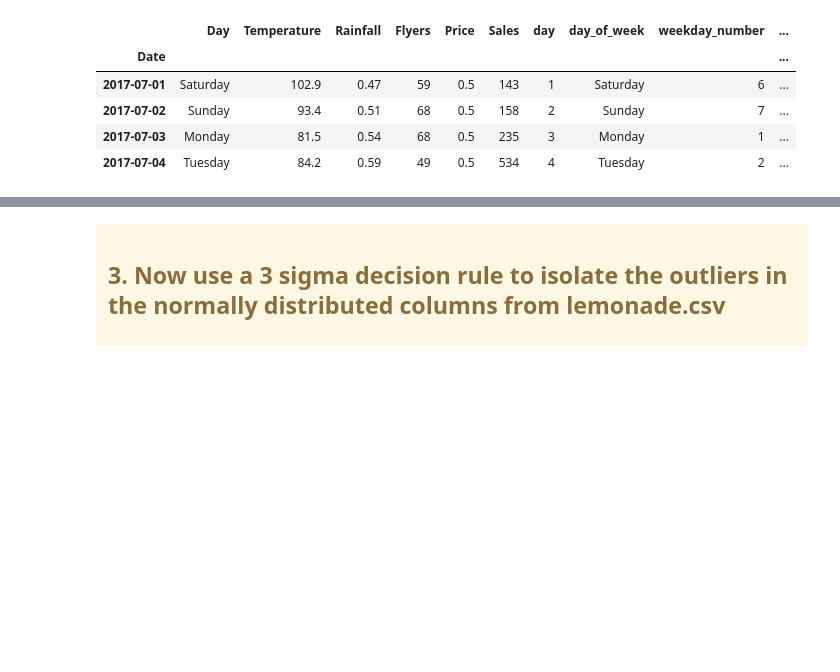
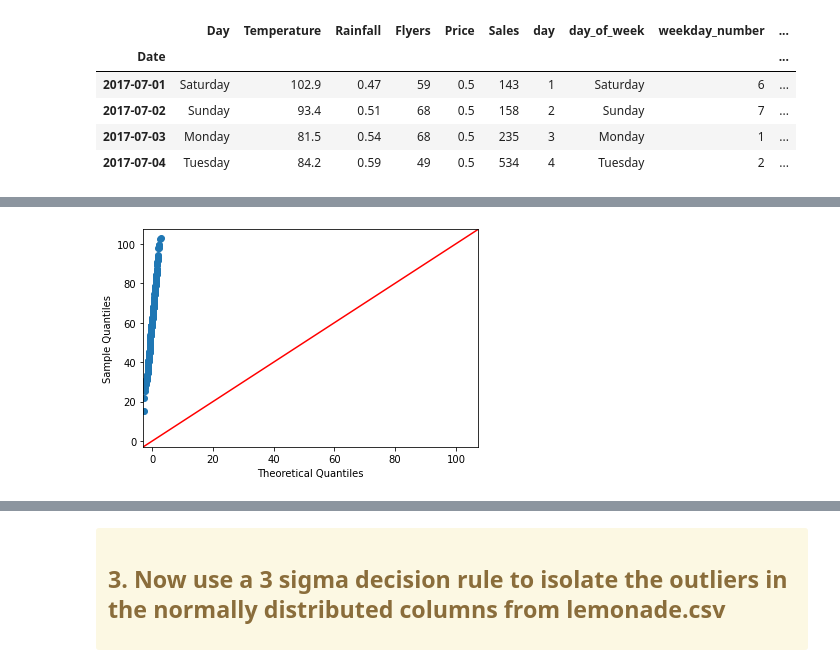
Before and after one commit to QMCBT-JustinEvans/anomaly-detection-exercises, a Jupyter notebook: continuous_probabilistic_methods.ipynb, the cells around one changed output, grey strips where cells are left out. Cells and saved outputs as stored; diff of their text form; code cells hidden in the pictures; blank space fills up the shorter version.

```diff
--- a/continuous_probabilistic_methods.ipynb
+++ b/continuous_probabilistic_methods.ipynb
@@ -772,0 +844,14 @@ ___________________________________________________________
+# %%
+# Create custom functions for checking Normal Distribution
+
+def qq_plot(df, col_name):
+    fig = sm.qqplot(df[col_name], line='45')
+    return plt.show()
+
+def z_scores(df, col_name):
+    z_scores = (df[col_name] - df[col_name].mean()) / df[col_name].std()
+    return z_scores
+
+def plot_col_distribution(df, col_name):
+    ax = sns.boxplot(x=col_name, data=df, color='#99c2a2')
+    ax = sns.swarmplot(x=col_name, data=df, color='#7d0013', alpha=0.5)
@@ -772,0 +862,4 @@ ___________________________________________________________
+# %%
+qq_plot(df, 'Temperature')
+# %% [output]
+[figure, added]
```
Also changed, not shown: parts of 26 cells of this notebook.
